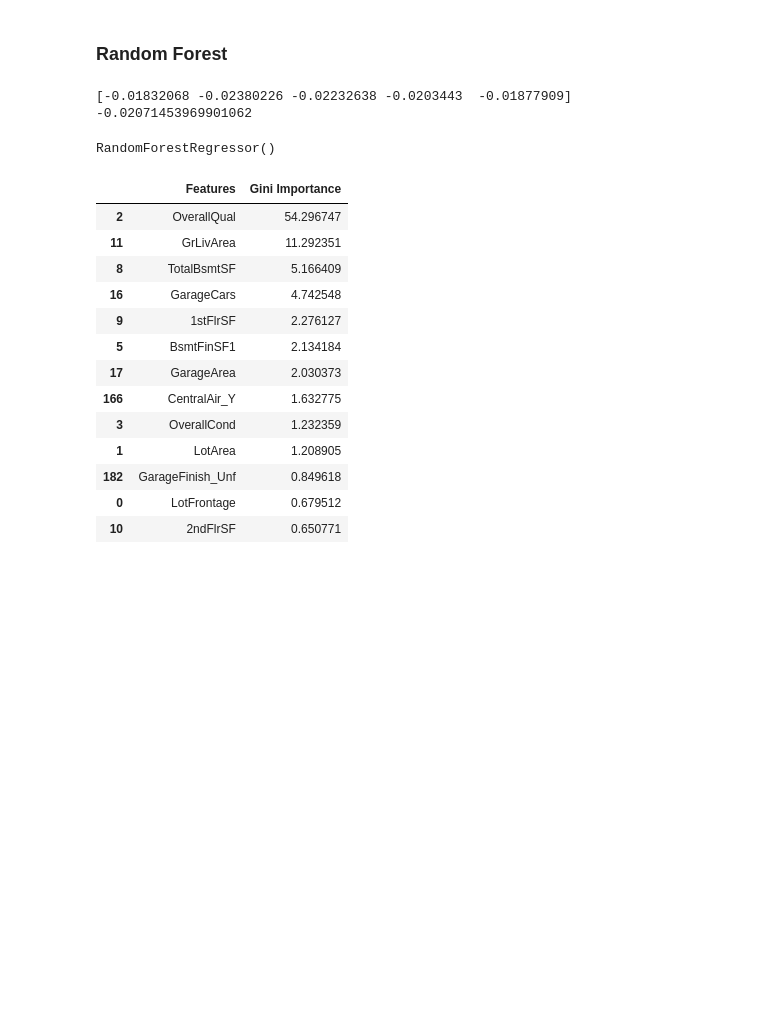
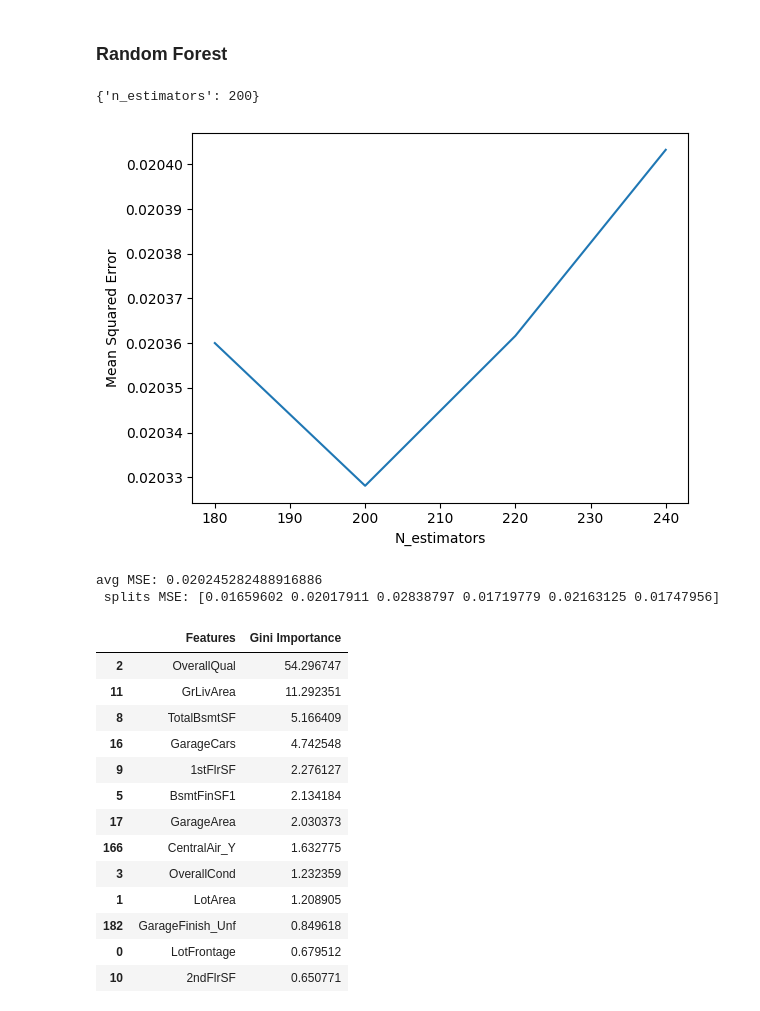
Before and after one commit to stephanie-yz/House-Prices, a Jupyter notebook: 03 Model Selection.ipynb, the cells around one changed output. Cells and saved outputs as stored; diff of their text form; code cells hidden in the pictures; blank space fills up the shorter version.

Commit message:
rf n_estimators tuning

```diff
--- a/03 Model Selection.ipynb
+++ b/03 Model Selection.ipynb
@@ -102,18 +101,35 @@ avg MSE: 0.04313400431208957
  splits MSE: [0.04073635 0.0438138  0.04758871 0.04366587 0.03986529]
 # %% [markdown]
 ### Random Forest
+# %%
+## hyperparameter tuning: n_estimators
+param_grid = {'n_estimators' : np.arange(180,250,20)}
+kf = KFold(n_splits=6, shuffle=True, random_state=8)
+
+rf_tuning = GridSearchCV(RandomForestRegressor(random_state=8), param_grid, scoring='neg_mean_squared_error', cv=kf)
+rf_tuning.fit(x_train_onehot.values, y_train.values)
+rf_tuning_params = rf_tuning.cv_results_['param_n_estimators']
+rf_tuning_mse = -rf_tuning.cv_results_['mean_test_score']
+
+## find best param with lowest mse, and plot params against mse
+print(rf_tuning.best_params_)
+plt.plot(rf_tuning_params, rf_tuning_mse)
+plt.xlabel('N_estimators')
+plt.ylabel('Mean Squared Error')
+None
+# %% [output]
+{'n_estimators': 200}
+[figure, added]
 # %%
-## instantiate rf algorithm
-rf = RandomForestRegressor()
+## instantiate rf algorithm, using best tuned param
+rf = RandomForestRegressor(n_estimators=200)
 
 ## cross validation
-kf = KFold(n_splits=5, shuffle=True, random_state=8)
+kf = KFold(n_splits=6, shuffle=True, random_state=8)
 rf_cv_scores = cross_val_score(rf, x_train_onehot.values, y_train.values, scoring='neg_mean_squared_error', cv=kf)
-print(rf_cv_scores, np.mean(rf_cv_scores))
-
-rf.fit(x_train_onehot.values, y_train.values)
+print(f'avg MSE: {-np.mean(rf_cv_scores)}\n', f'splits MSE: {-rf_cv_scores}')
 # %% [output]
-[-0.01832068 -0.02380226 -0.02232638 -0.0203443  -0.01877909] -0.02071453969901062
+avg MSE: 0.020245282488916886
+ splits MSE: [0.01659602 0.02017911 0.02838797 0.01719779 0.02163125 0.01747956]
-RandomForestRegressor()
 # %%
 ## List feature importance
```
Also changed, not shown: parts of 3 cells of this notebook.
